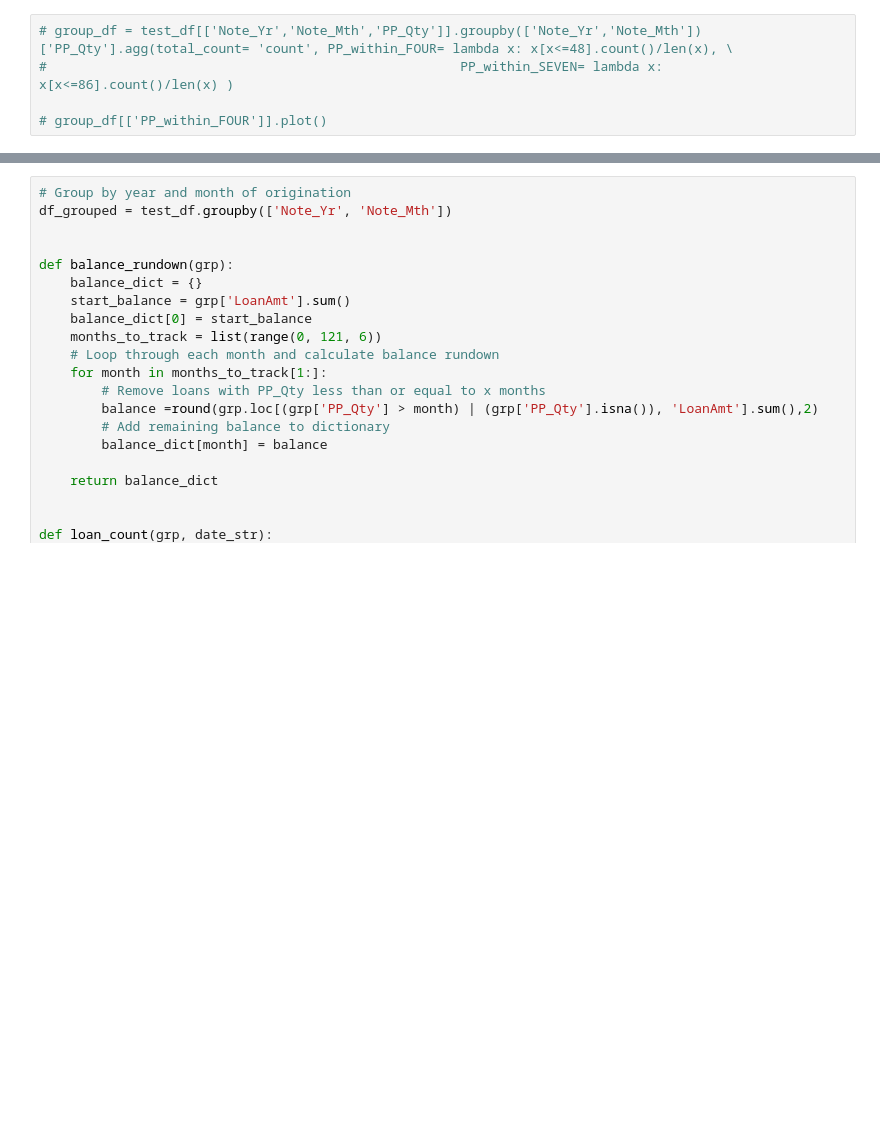
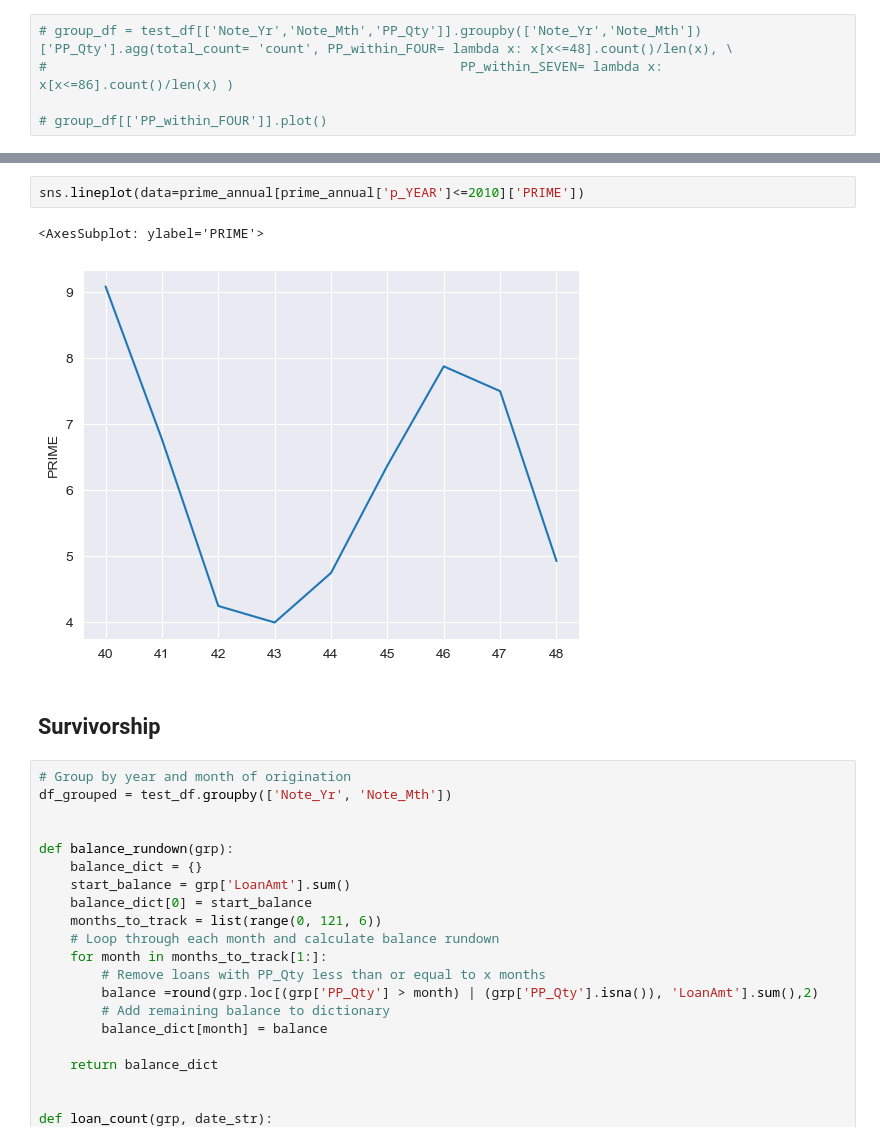
Before and after one commit to laramiedunlap/workstation_transfers, a Jupyter notebook: load_prime_table/prime.ipynb, the cells around one changed output, grey strips where cells are left out. Cells and saved outputs as stored; diff of their text form; blank space fills up the shorter version.

```diff
--- a/load_prime_table/prime.ipynb
+++ b/load_prime_table/prime.ipynb
@@ -107,3 +184,10 @@ test_df['PP_Qty'] = test_df[['PrepayMthsQty','DefaultMthsQty']].apply(coalesce_l
+# %%
+sns.lineplot(data=prime_annual[prime_annual['p_YEAR']<=2010]['PRIME'])
+# %% [output]
+<AxesSubplot: ylabel='PRIME'>
+[figure, added]
+# %% [markdown]
+## Survivorship
 # %%
 # Group by year and month of origination
 df_grouped = test_df.groupby(['Note_Yr', 'Note_Mth'])
```
Also changed, not shown: parts of 17 cells of this notebook.
